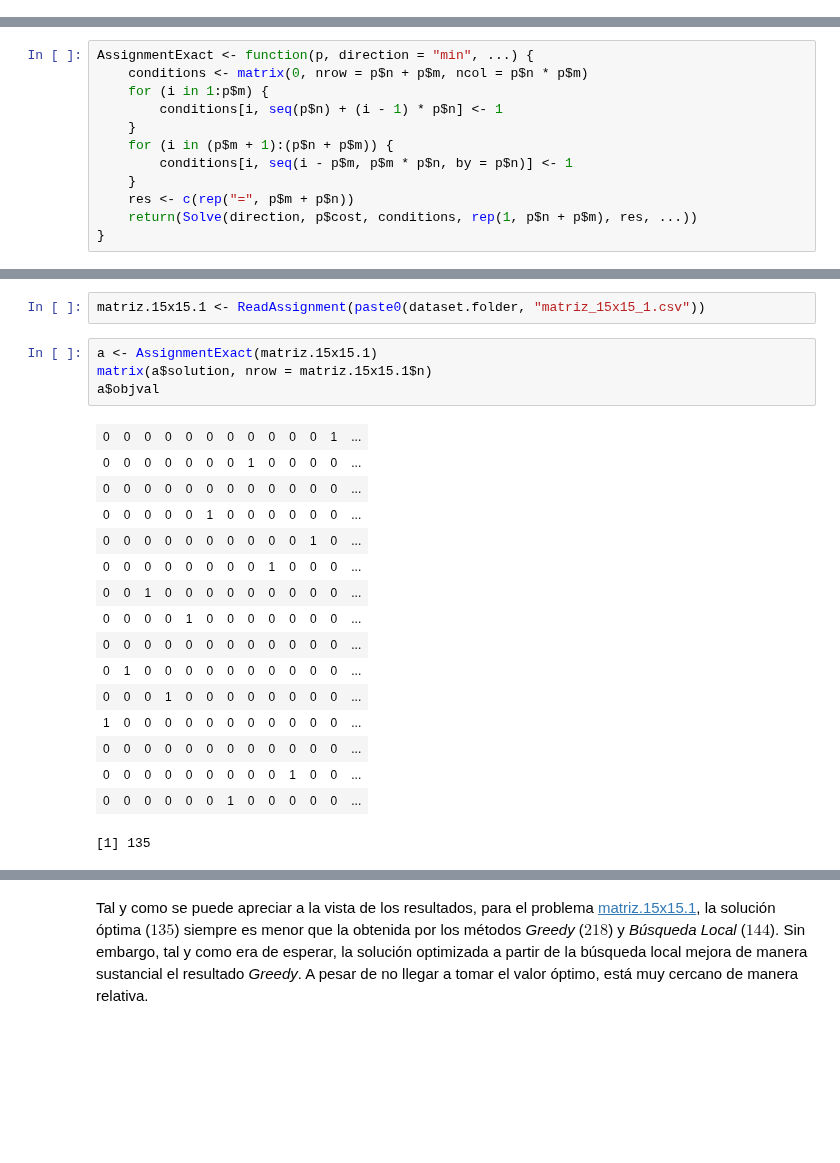
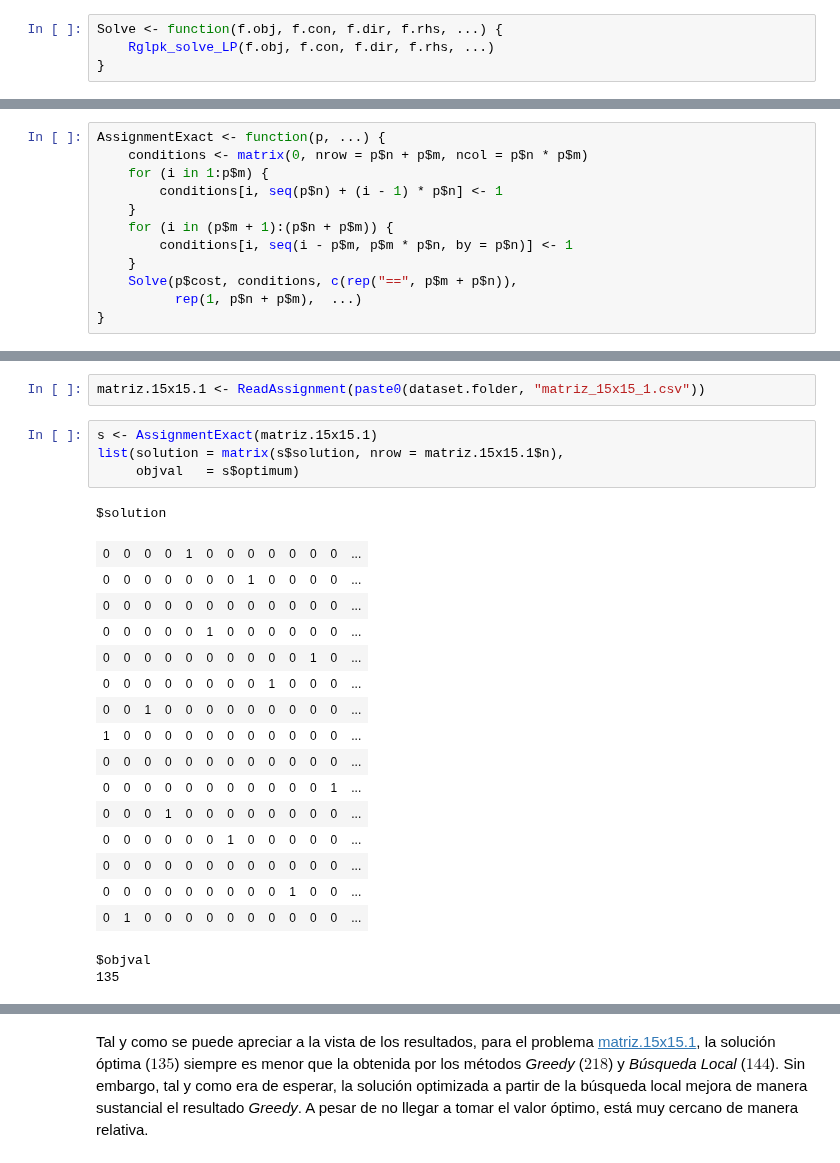
Before and after one commit to garciparedes/integer-programming-heuristics, a Jupyter notebook: integer-programming-assignment-heuristics.ipynb, the cells around one changed output, grey strips where cells are left out. Drawn from its saved outputs; the diff is of its cells as text; blank space fills up the shorter version.

```diff
--- a/integer-programming-assignment-heuristics.ipynb
+++ b/integer-programming-assignment-heuristics.ipynb
@@ -90,3 +89,7 @@ Solve <- function(direction = "max", f.obj, f.con, f.rhs, f.dir = rep("<=", nrow
+# %%
+Solve <- function(f.obj, f.con, f.dir, f.rhs, ...) {
+    Rglpk_solve_LP(f.obj, f.con, f.dir, f.rhs, ...)
+}
 # %% [markdown]
 ## Problema de Asignación
 # %% [markdown]
@@ -122,7 +125,7 @@ Una vez descrita la notación necesaria para poder modelizar el problema así co
 # %% [markdown]
 Una vez definido el *problema de asignación clásico* de tal manera que se pueda construir de manera clara y bien definida una función objetivo, así como una matriz de restricciones, el siguiente paso es realizar la codificación pertinente en el lenguaje *R*, la cual se puede consultar en la función `AssignmentExact()`, que tan solo requiere de una matriz de costes para e indicar si el problema el sentido del problema (minimización o maximización) para devolver la solución óptima del problema.
 # %%
-AssignmentExact <- function(p, direction = "min", ...) {
+AssignmentExact <- function(p, ...) {
     conditions <- matrix(0, nrow = p$n + p$m, ncol = p$n * p$m)
     for (i in 1:p$m) {
         conditions[i, seq(p$n) + (i - 1) * p$n] <- 1
@@ -130,8 +133,8 @@ AssignmentExact <- function(p, direction = "min", ...) {
     for (i in (p$m + 1):(p$n + p$m)) {
         conditions[i, seq(i - p$m, p$m * p$n, by = p$n)] <- 1
     }
-    res <- c(rep("=", p$m + p$n))
-    return(Solve(direction, p$cost, conditions, rep(1, p$n + p$m), res, ...))
+    Solve(p$cost, conditions, c(rep("==", p$m + p$n)),
+          rep(1, p$n + p$m),  ...)
 }
 # %% [markdown]
 #### Heurísticas:
@@ -228,23 +231,25 @@ A continuación se va a demostrar la validez de los algoritmos implementados med
 # %%
 matriz.15x15.1 <- ReadAssignment(paste0(dataset.folder, "matriz_15x15_1.csv"))
 # %%
-a <- AssignmentExact(matriz.15x15.1)
-matrix(a$solution, nrow = matriz.15x15.1$n)
-a$objval
+s <- AssignmentExact(matriz.15x15.1)
+list(solution = matrix(s$solution, nrow = matriz.15x15.1$n),
+     objval   = s$optimum)
 # %% [output]
+$solution
-| 0 | 0 | 0 | 0 | 0 | 0 | 0 | 0 | 0 | 0 | 0 | 1 | ... |
+| 0 | 0 | 0 | 0 | 1 | 0 | 0 | 0 | 0 | 0 | 0 | 0 | ... |
 | 0 | 0 | 0 | 0 | 0 | 0 | 0 | 1 | 0 | 0 | 0 | 0 | ... |
 | 0 | 0 | 0 | 0 | 0 | 0 | 0 | 0 | 0 | 0 | 0 | 0 | ... |
 | 0 | 0 | 0 | 0 | 0 | 1 | 0 | 0 | 0 | 0 | 0 | 0 | ... |
 | 0 | 0 | 0 | 0 | 0 | 0 | 0 | 0 | 0 | 0 | 1 | 0 | ... |
 | 0 | 0 | 0 | 0 | 0 | 0 | 0 | 0 | 1 | 0 | 0 | 0 | ... |
 | 0 | 0 | 1 | 0 | 0 | 0 | 0 | 0 | 0 | 0 | 0 | 0 | ... |
-| 0 | 0 | 0 | 0 | 1 | 0 | 0 | 0 | 0 | 0 | 0 | 0 | ... |
-| 0 | 0 | 0 | 0 | 0 | 0 | 0 | 0 | 0 | 0 | 0 | 0 | ... |
-| 0 | 1 | 0 | 0 | 0 | 0 | 0 | 0 | 0 | 0 | 0 | 0 | ... |
-| 0 | 0 | 0 | 1 | 0 | 0 | 0 | 0 | 0 | 0 | 0 | 0 | ... |
 | 1 | 0 | 0 | 0 | 0 | 0 | 0 | 0 | 0 | 0 | 0 | 0 | ... |
 | 0 | 0 | 0 | 0 | 0 | 0 | 0 | 0 | 0 | 0 | 0 | 0 | ... |
+| 0 | 0 | 0 | 0 | 0 | 0 | 0 | 0 | 0 | 0 | 0 | 1 | ... |
+| 0 | 0 | 0 | 1 | 0 | 0 | 0 | 0 | 0 | 0 | 0 | 0 | ... |
+| 0 | 0 | 0 | 0 | 0 | 0 | 1 | 0 | 0 | 0 | 0 | 0 | ... |
+| 0 | 0 | 0 | 0 | 0 | 0 | 0 | 0 | 0 | 0 | 0 | 0 | ... |
 | 0 | 0 | 0 | 0 | 0 | 0 | 0 | 0 | 0 | 1 | 0 | 0 | ... |
-| 0 | 0 | 0 | 0 | 0 | 0 | 1 | 0 | 0 | 0 | 0 | 0 | ... |
+| 0 | 1 | 0 | 0 | 0 | 0 | 0 | 0 | 0 | 0 | 0 | 0 | ... |
-[1] 135
+$objval
+135
```
Also changed, not shown: parts of 44 cells of this notebook.
